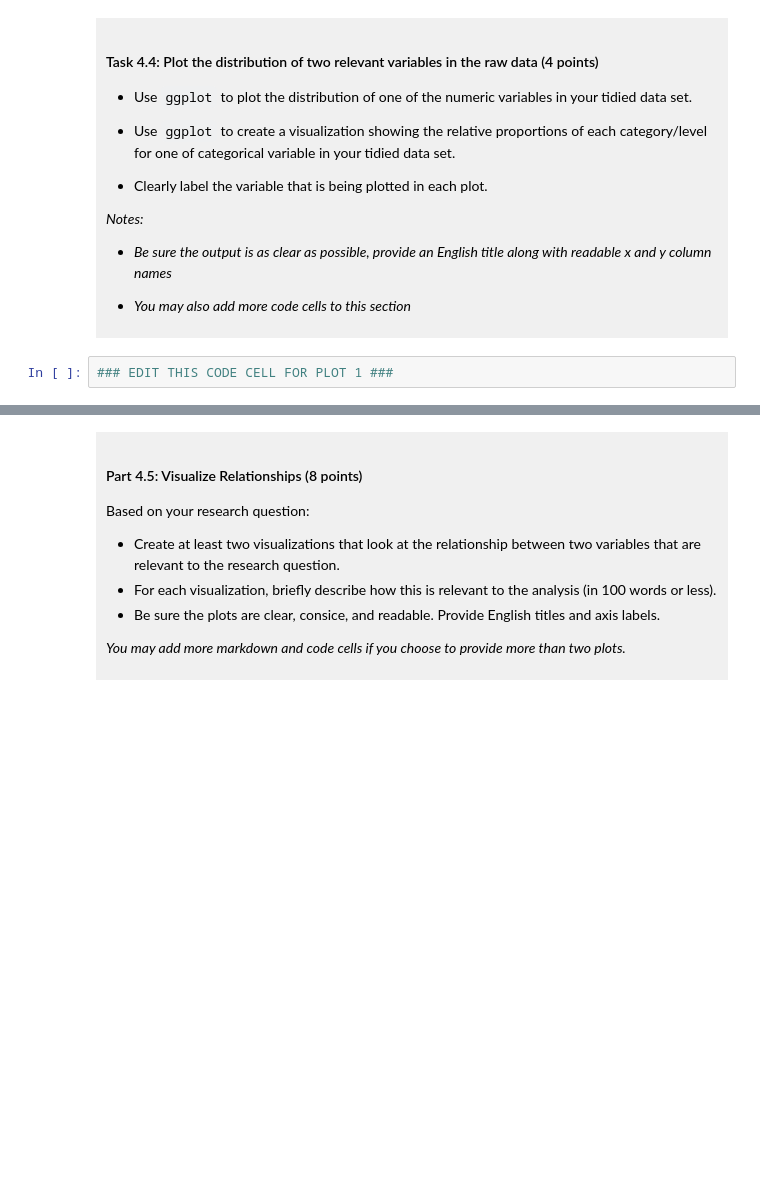
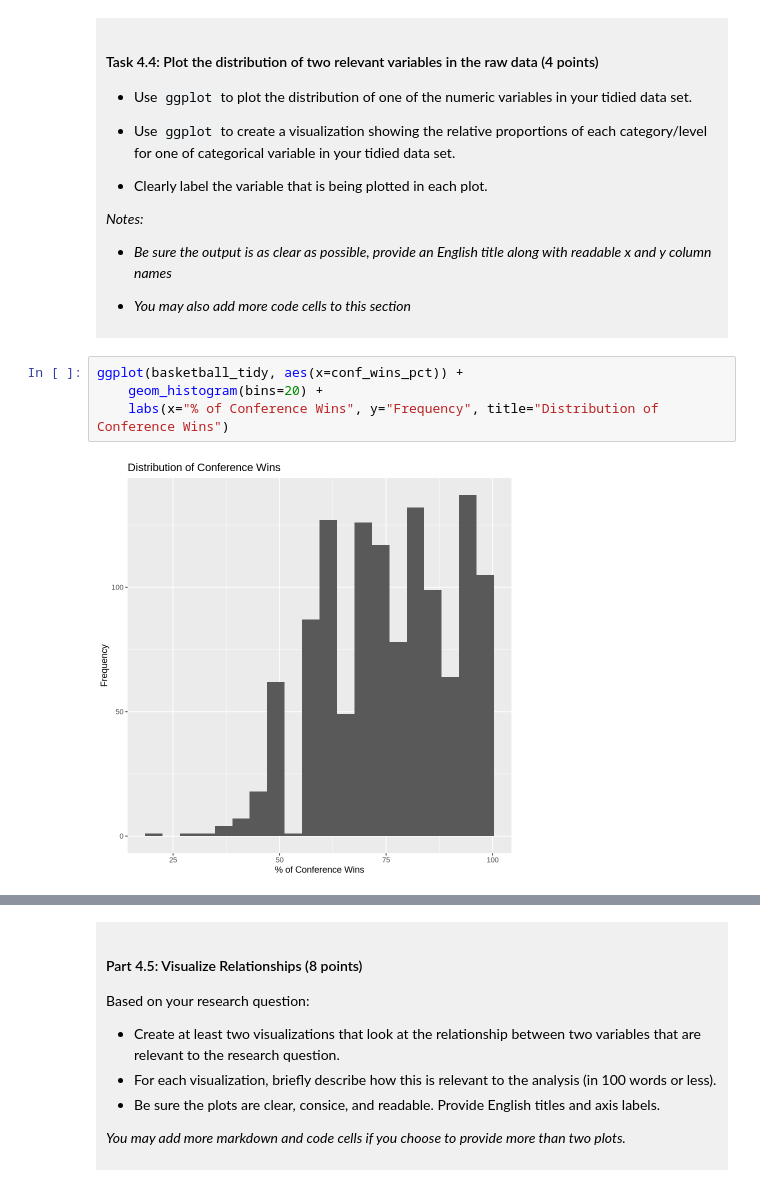
Before and after one commit to Kevcore25/dsci-100-project-kevin-chen, a Jupyter notebook: dsci-100-project-notebook.ipynb, the cells around one changed output, grey strips where cells are left out. Drawn from its saved outputs; the diff is of its cells as text; blank space fills up the shorter version.

```diff
--- a/dsci-100-project-notebook.ipynb
+++ b/dsci-100-project-notebook.ipynb
@@ -299,5 +389,9 @@ You will refine your research question (if needed) and produce a tidy data set.
 
 </div>
 # %%
-### EDIT THIS CODE CELL FOR PLOT 1 ###
+ggplot(basketball_tidy, aes(x=conf_wins_pct)) +
+    geom_histogram(bins=20) +
+    labs(x="% of Conference Wins", y="Frequency", title="Distribution of Conference Wins")
+# %% [output]
+[figure, added]
 # %%
```
Also changed, not shown: parts of 10 cells of this notebook.
